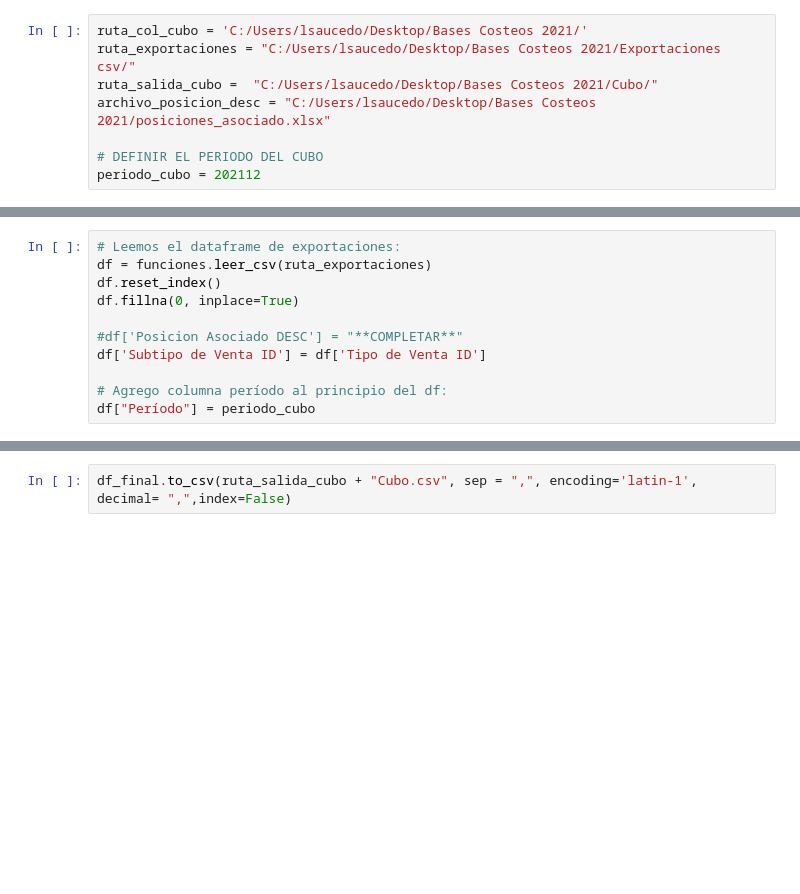
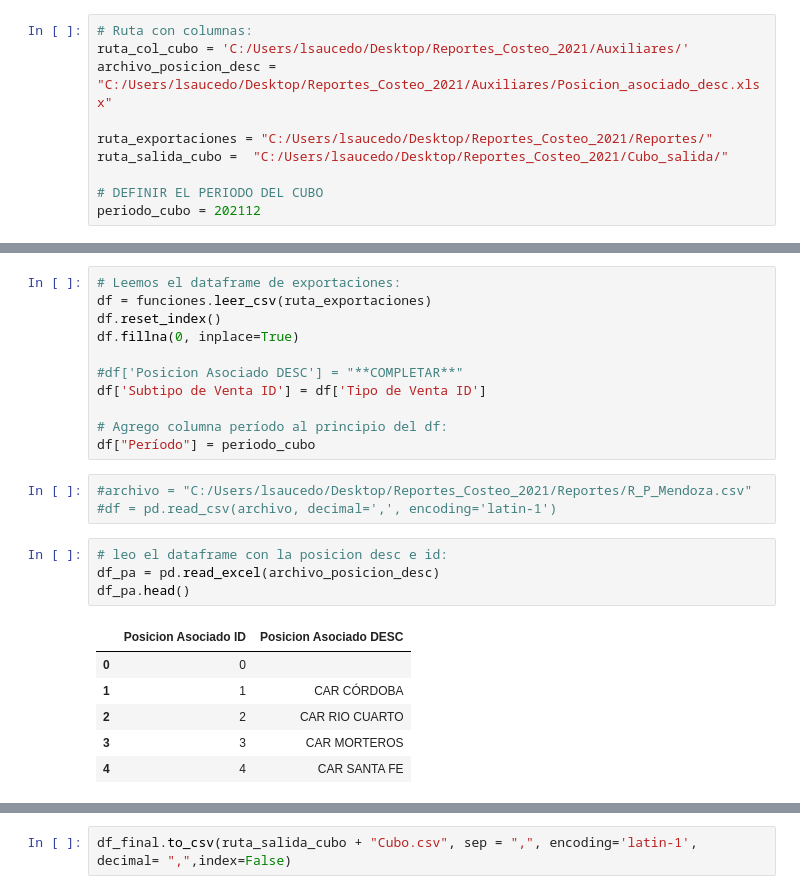
Before and after one commit to saucedo32/Modelos_Costeo, a Jupyter notebook: V0.4.2 - Costeo 2021/Crear_cubo.ipynb, the cells around one changed output, grey strips where cells are left out. Cells and saved outputs as stored; diff of their text form; blank space fills up the shorter version.

```diff
--- a/V0.4.2 - Costeo 2021/Crear_cubo.ipynb
+++ b/V0.4.2 - Costeo 2021/Crear_cubo.ipynb
@@ -5,10 +5,12 @@ import pandas as pd
 import numpy as np
 import funciones
 # %%
-ruta_col_cubo = 'C:/Users/lsaucedo/Desktop/Bases Costeos 2021/'
-ruta_exportaciones = "C:/Users/lsaucedo/Desktop/Bases Costeos 2021/Exportaciones csv/"
-ruta_salida_cubo =  "C:/Users/lsaucedo/Desktop/Bases Costeos 2021/Cubo/"
-archivo_posicion_desc = "C:/Users/lsaucedo/Desktop/Bases Costeos 2021/posiciones_asociado.xlsx"
+# Ruta con columnas:
+ruta_col_cubo = 'C:/Users/lsaucedo/Desktop/Reportes_Costeo_2021/Auxiliares/'
+archivo_posicion_desc = "C:/Users/lsaucedo/Desktop/Reportes_Costeo_2021/Auxiliares/Posicion_asociado_desc.xlsx"
+
+ruta_exportaciones = "C:/Users/lsaucedo/Desktop/Reportes_Costeo_2021/Reportes/"
+ruta_salida_cubo =  "C:/Users/lsaucedo/Desktop/Reportes_Costeo_2021/Cubo_salida/"
 
 # DEFINIR EL PERIODO DEL CUBO
 periodo_cubo = 202112
@@ -27,3 +29,17 @@ df['Subtipo de Venta ID'] = df['Tipo de Venta ID']
 
 # Agrego columna período al principio del df:
 df["Período"] = periodo_cubo
+# %%
+#archivo = "C:/Users/lsaucedo/Desktop/Reportes_Costeo_2021/Reportes/R_P_Mendoza.csv"
+#df = pd.read_csv(archivo, decimal=',', encoding='latin-1')
+# %%
+# leo el dataframe con la posicion desc e id:
+df_pa = pd.read_excel(archivo_posicion_desc)
+df_pa.head()
+# %% [output]
+|  | Posicion Asociado ID | Posicion Asociado DESC |
+| 0 | 0 |  |
+| 1 | 1 | CAR CÓRDOBA |
+| 2 | 2 | CAR RIO CUARTO |
+| 3 | 3 | CAR MORTEROS |
+| 4 | 4 | CAR SANTA FE |
```
Also changed, not shown: parts of 6 cells of this notebook, 2 other files.
